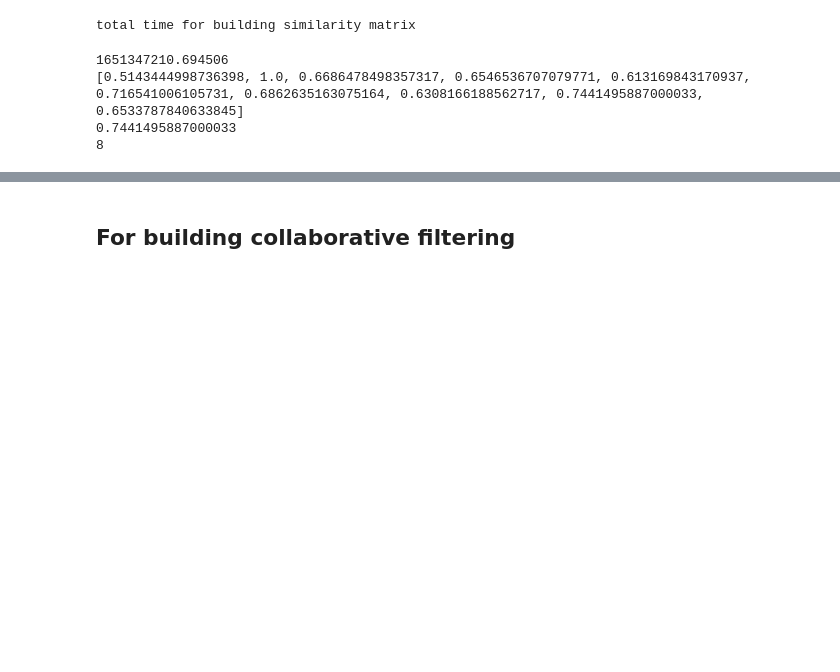
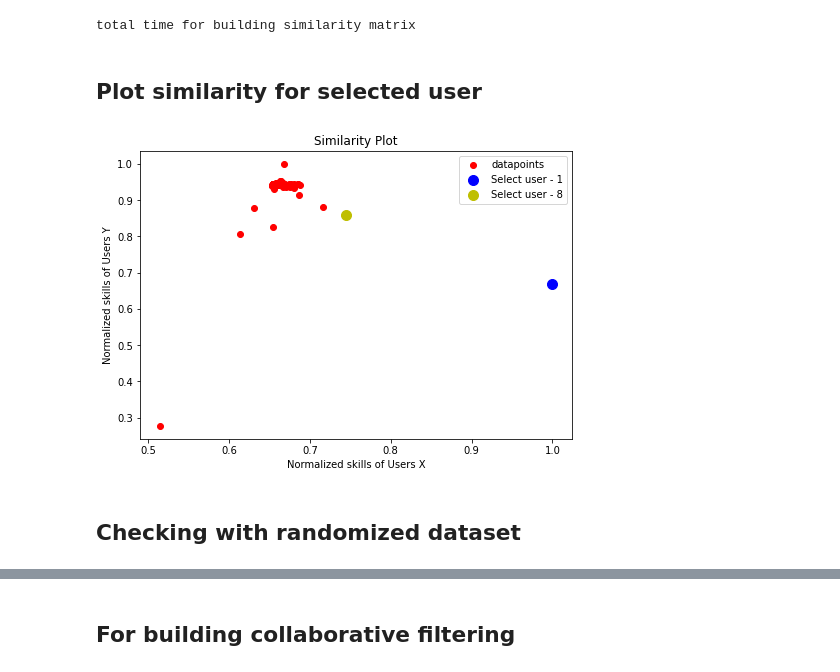
Before and after one commit to tambeani/INFO7370---ADS_Final-Project, a Jupyter notebook: INFO7390 - Collaborative Filtering.ipynb, the cells around one changed output, grey strips where cells are left out. Saved outputs shown, nothing was run; the diff lists cells and outputs as text; code cells hidden in the pictures; blank space fills up the shorter version.

```diff
--- a/INFO7390 - Collaborative Filtering.ipynb
+++ b/INFO7390 - Collaborative Filtering.ipynb
@@ -16,3 +18,39 @@ survey = pd.read_csv("./dataset/survey_results_public.csv")
+# %%
+def plot_jobs(sim,user_id,sim_user_id):
+    ls = list()
+    for i in range(0,len(sim)):
+        ls.append([sim[i][1],sim[i][2]])
+
+    plot = pd.DataFrame(data=ls,columns=['X1','X2'])
+
+    # Plotting the scatterplot
+    fig=plt.figure()
+    ax=fig.add_axes([0,0,1,1])
+    scatter = ax.scatter(plot['X1'],plot['X2'],c='r',label='datapoints')
+    us = 'Select user - '+str(user_id)
+    rec_us = 'Select user - '+str(sim_user_id)
+    ax.scatter(sim[user_id][1],sim[user_id][2],c='b',label=us,s=100)
+    ax.scatter(sim[sim_user_id][1],sim[sim_user_id][2],c='y',label=rec_us,s=100)
+    ax.set_xlabel('Normalized skills of Users X')
+    ax.set_ylabel('Normalized skills of Users Y')
+    ax.legend()
+    ax.set_title('Similarity Plot')
+    plt.show()
+
+def find_closest_user(sim,input_user):
+    suser=sim[input_user].index(second_largest_value(sim[input_user]))
+    return suser
+
+def second_largest_value(sim):
+
+    # make empty list
+    list1 = sim.copy()
+
+    # take input number of elements in list
+    num = int(len(sim))
+
+    # print second maximum element using sorted() method
+    return sorted(list1)[-2]
 # %% [markdown]
 ## Get unique companies
 # %%
@@ -105,18 +143,16 @@ e=time.time()
 print("total time for building similarity matrix ")
 # %% [output]
 total time for building similarity matrix
-# %%
-print(e-s)
-print(sim[1][:10])
-# the similarity of user 1 with others
-print((max(sim[1][2:])))
-print(sim[1].index(max(sim[1][2:])))
-#user 1 is most similar to user 4653 with similarity 0.71 in skills
-# %% [output]
-1651347210.694506
-[0.5143444998736398, 1.0, 0.6686478498357317, 0.6546536707079771, 0.613169843170937, 0.716541006105731, 0.6862635163075164, 0.6308166188562717, 0.7441495887000033, 0.6533787840633845]
-0.7441495887000033
-8
+# %% [markdown]
+## Plot similarity for selected user
+# %%
+input_user = 1
+rec_user = find_closest_user(sim,input_user)
+plot_jobs(sim,user_id = input_user,sim_user_id = rec_user)
+# %% [output]
+[figure, added]
+# %% [markdown]
+## Checking with randomized dataset
 # %%
 #Lets check with the random jobs given to the users .
 dfjob=pd.read_csv("./dataset/collaborating_data.csv")
```
Also changed, not shown: parts of 8 cells of this notebook, 3 other files.
